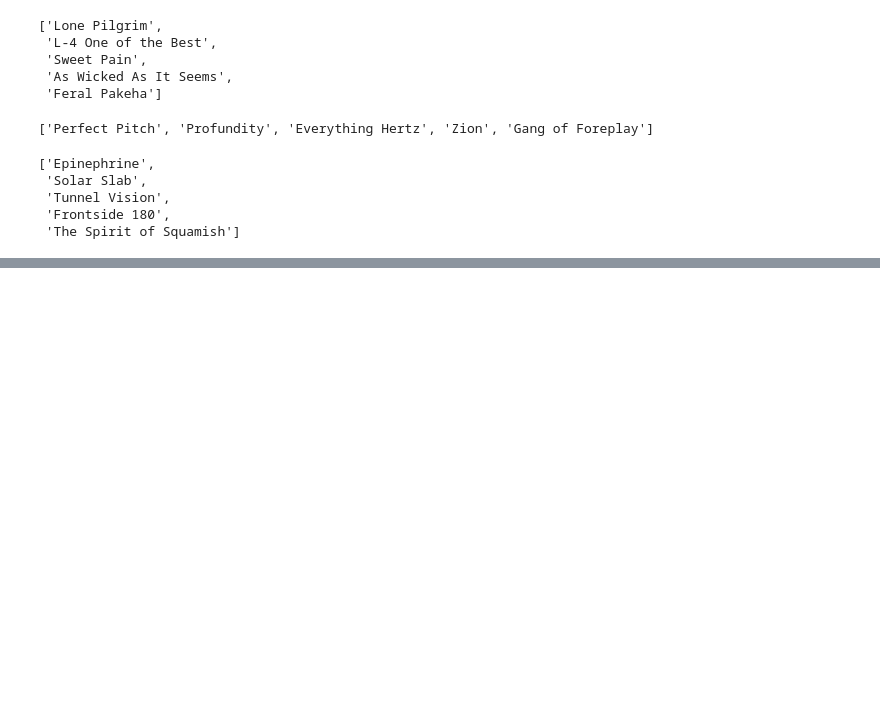
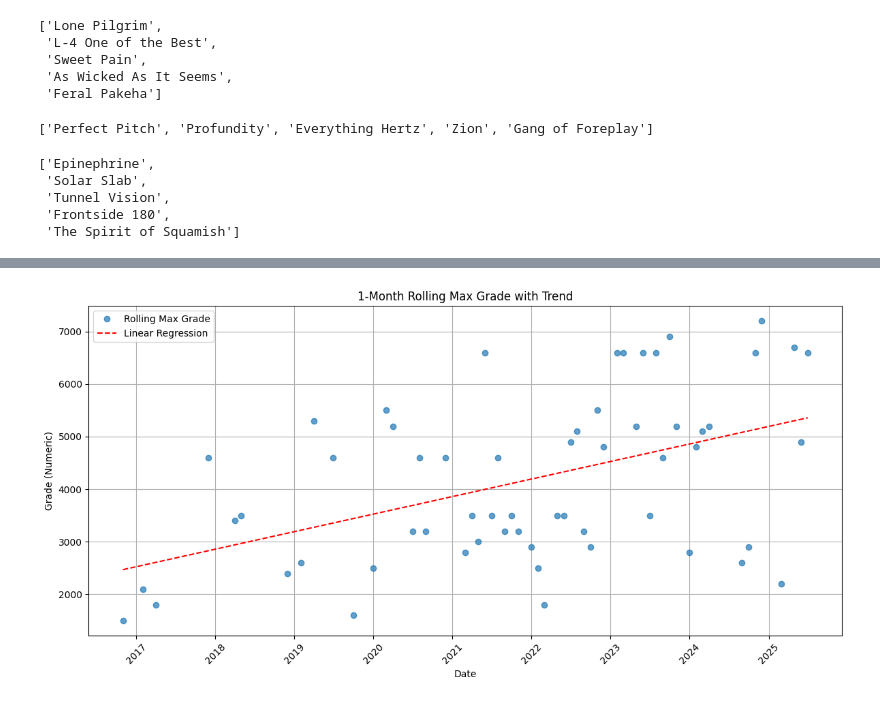
Before and after one commit to amanyrath/mp-resume-gen, a Jupyter notebook: demo.ipynb, the cells around one changed output, grey strips where cells are left out. Drawn from its saved outputs; the diff is of its cells as text; code cells hidden in the pictures; blank space fills up the shorter version.

```diff
--- a/demo.ipynb
+++ b/demo.ipynb
@@ -127,0 +120,30 @@ sends
+# %%
+# --- Resample & Rolling Max ---
+monthly_max = rope_sends.set_index('date')['rating_code'].resample('M').max()
+rolling_max = monthly_max.rolling(window=1, min_periods=1).max()  # smooth trend
+
+# Drop NaNs for regression
+rolling_max = rolling_max.dropna()
+
+# --- Prepare for regression ---
+X = rolling_max.index.map(pd.Timestamp.toordinal).values.reshape(-1, 1)
+y = rolling_max.values
+
+model = LinearRegression()
+model.fit(X, y)
+y_pred = model.predict(X)
+
+# --- Plot ---
+plt.figure(figsize=(12, 6))
+plt.plot(rolling_max.index, rolling_max.values, marker='o', linestyle='', alpha=0.7, label='Rolling Max Grade')
+plt.plot(rolling_max.index, y_pred, color='red', linestyle='--', label='Linear Regression')
+plt.title("1-Month Rolling Max Grade with Trend")
+plt.xlabel("Date")
+plt.ylabel("Grade (Numeric)")
+plt.xticks(rotation=45)
+plt.grid(True)
+plt.legend()
+plt.tight_layout()
+plt.show()
+# %% [output]
+[figure, added]
```
Also changed, not shown: parts of 6 cells of this notebook.
